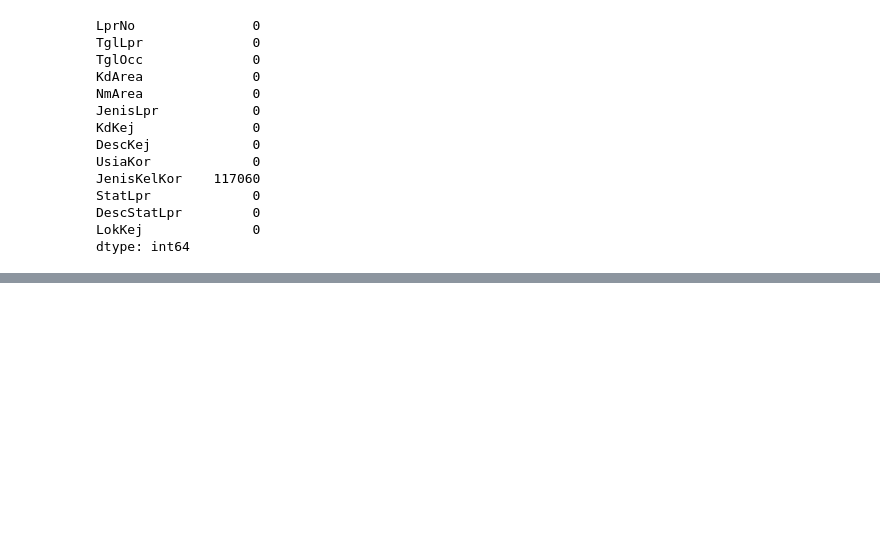
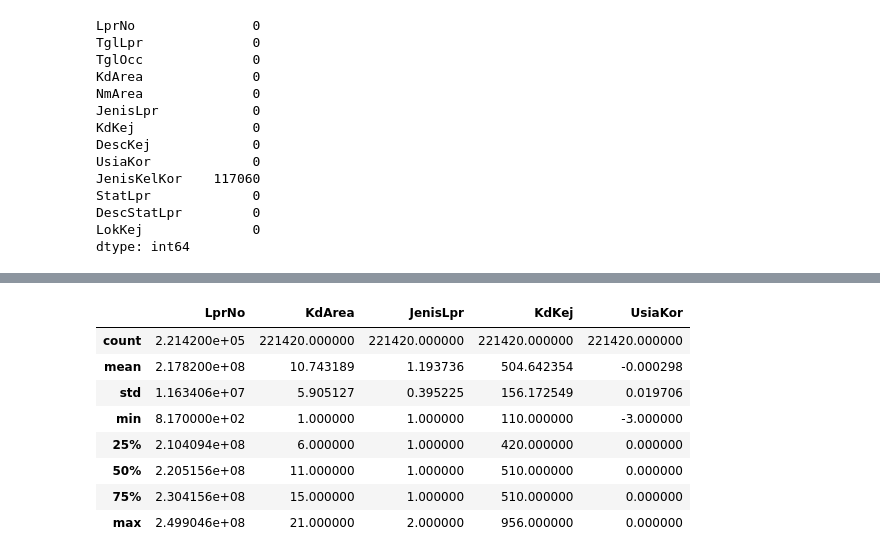
Before and after one commit to RIFF7/capstone-project, a Jupyter notebook: capstone_project_2.ipynb, the cells around one changed output, grey strips where cells are left out. Saved outputs shown, nothing was run; the diff lists cells and outputs as text; code cells hidden in the pictures; blank space fills up the shorter version.

```diff
--- a/capstone_project_2.ipynb
+++ b/capstone_project_2.ipynb
@@ -195,0 +324,17 @@ dtype: int64
+# %%
+# Pembagian jenis kolom
+numerik = ['LprNo', 'KdArea', 'JenisLpr', 'KdKej', 'UsiaKor']
+kategorik = ['TglLpr', 'TglOcc', 'NmArea', 'DescKej',
+             'JenisKelKor', 'StatLpr', 'DescStatLpr', 'LokKej']
+# %%
+unknown_data[numerik].describe()
+# %% [output]
+|  | LprNo | KdArea | JenisLpr | KdKej | UsiaKor |
+| count | 2.214200e+05 | 221420.000000 | 221420.000000 | 221420.000000 | 221420.000000 |
+| mean | 2.178200e+08 | 10.743189 | 1.193736 | 504.642354 | -0.000298 |
+| std | 1.163406e+07 | 5.905127 | 0.395225 | 156.172549 | 0.019706 |
+| min | 8.170000e+02 | 1.000000 | 1.000000 | 110.000000 | -3.000000 |
+| 25% | 2.104094e+08 | 6.000000 | 1.000000 | 420.000000 | 0.000000 |
+| 50% | 2.205156e+08 | 11.000000 | 1.000000 | 510.000000 | 0.000000 |
+| 75% | 2.304156e+08 | 15.000000 | 1.000000 | 510.000000 | 0.000000 |
+| max | 2.499046e+08 | 21.000000 | 2.000000 | 956.000000 | 0.000000 |
```
Also changed, not shown: parts of 24 cells of this notebook, 1 other file.
